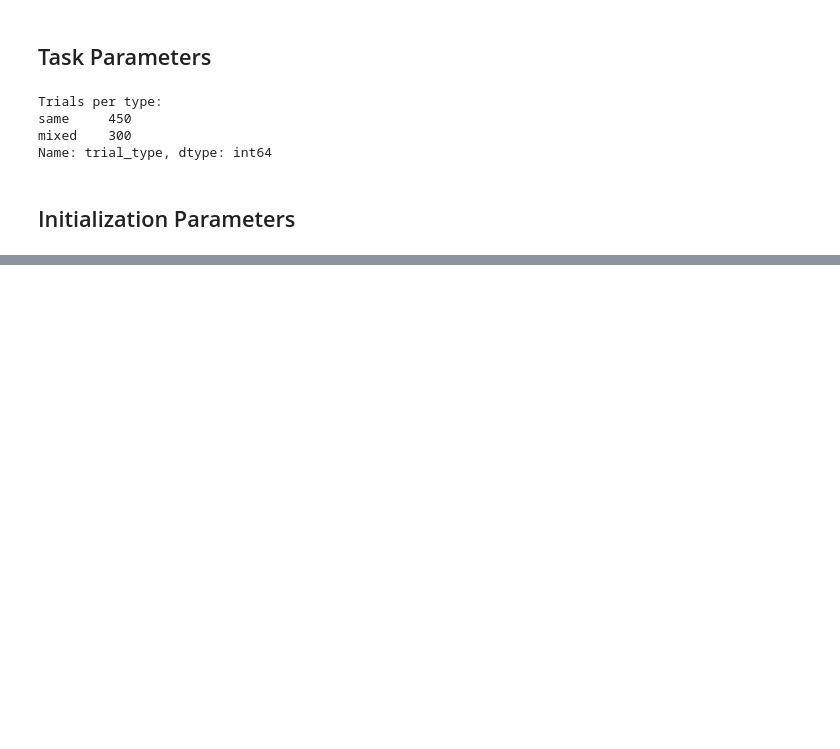
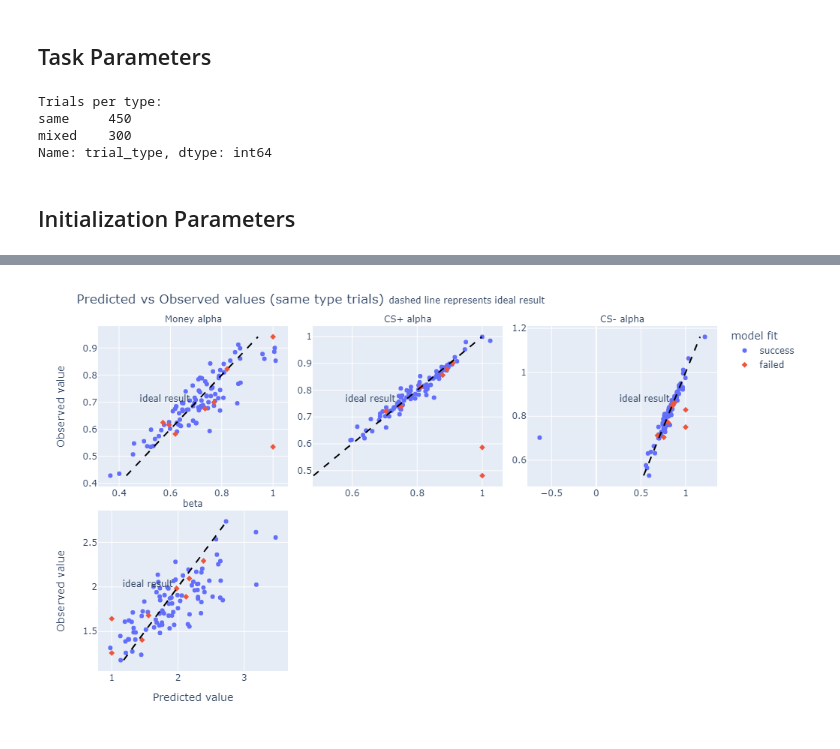
Before and after one commit to ffviana/nutreconDrive, a Jupyter notebook: 3. Analysis/nutrecon_simulation.ipynb, the cells around one changed output, grey strips where cells are left out. Cells and saved outputs as stored; diff of their text form; code cells hidden in the pictures; blank space fills up the shorter version.

Commit message:
PredObs plots ready and simulation tested successfuly

```diff
--- a/3. Analysis/nutrecon_simulation.ipynb
+++ b/3. Analysis/nutrecon_simulation.ipynb
@@ -786,6 +910,0 @@ st_params_df
-# %%
-if x0 == x0_6params:
-    st_estPars = np.concatenate( (st_estPars, np.tile(st_estPars[-1,:],(2,1))) )
-st_estParams_df = pd.DataFrame(st_estPars).T
-st_estParams_df.columns= st_params_colNames
-st_estParams_df
@@ -819,11 +910,0 @@ plt.tight_layout()
-# %%
-fig, ax = plt.subplots(ncols = 2)
-titles = ['CS+ sfactor', 'CS- sfactor']
-
-for p in range(2):
-    alphas = mt_pars[p,:]
-    est_alphas = mt_estPars[p,:]
-    ax[p].scatter(alphas, est_alphas)
-    ax[p].set_title(titles[p])
-
-plt.tight_layout()
@@ -835,0 +953,3 @@ TypeError: bad operand type for unary ~: 'list'
+# %%
+st_pars_minMax = st_po_df[['parameter', 'Observed value']].groupby('parameter').describe().droplevel(0,axis = 1)[['min','max']].reindex(st_params_colNames)
+st_pars_minMax
@@ -835,0 +963,75 @@ TypeError: bad operand type for unary ~: 'list'
+# %%
+col_wrap = 3
+fig = px.scatter(st_po_df , x= 'Predicted value', y='Observed value', color="model fit",
+                 symbol = 'model fit', facet_col = 'parameter', facet_col_wrap = col_wrap,
+                 category_orders={'parameter':st_params_colNames,
+                                  'model fit': ['success', 'failed']},
+                facet_col_spacing=0.04, # default is 0.03
+              height=600, width=800,
+                )
+fig.for_each_annotation(lambda a: a.update(text=a.text.split("=")[-1]))
+fig.update_xaxes(matches=None, showticklabels=True)
+fig.update_yaxes(matches=None, showticklabels=True)
+fig.update_layout(
+        title = '''Predicted vs Observed values (same type trials) <span style="font-size: 12px;">dashed line represents ideal result</span>'''
+        )
+fig.add_shape(dict(type="line",
+                       x0=st_pars_minMax.iloc[2,0], x1=st_pars_minMax.iloc[2,1],
+                       y0=st_pars_minMax.iloc[2,0], y1=st_pars_minMax.iloc[2,1],
+                       line_color="black", line_dash='dash'),
+                  row=0, col=0,
+                  label=dict(text="ideal result", textposition = 'bottom right',
+                             xanchor = 'right', yanchor='bottom', textangle=0),
+                 )
+
+fig.add_shape(dict(type="line",
+                       x0=st_pars_minMax.iloc[0,0], x1=st_pars_minMax.iloc[0,1],
+                       y0=st_pars_minMax.iloc[0,0], y1=st_pars_minMax.iloc[0,1],
+                       line_color="black", line_dash='dash'),
+                  row=0, col=1,
+                  label=dict(text="ideal result", textposition = 'bottom right',
+                             xanchor = 'right', yanchor='bottom', textangle=0),
+                 )
+
+fig.add_shape(dict(type="line",
+                       x0=st_pars_minMax.iloc[1,0], x1=st_pars_minMax.iloc[1,1],
+                       y0=st_pars_minMax.iloc[1,0], y1=st_pars_minMax.iloc[1,1],
+                       line_color="black", line_dash='dash'),
+                  row=0, col=2,
+                  label=dict(text="ideal result", textposition = 'bottom right',
+                             xanchor = 'right', yanchor='bottom', textangle=0),
+                 )
+
+fig.add_shape(dict(type="line",
+                       x0=st_pars_minMax.iloc[3,0], x1=st_pars_minMax.iloc[3,1],
+                       y0=st_pars_minMax.iloc[3,0], y1=st_pars_minMax.iloc[3,1],
+                       line_color="black", line_dash='dash'),
+                  row=1, col=1,
+                  label=dict(text="ideal result", textposition = 'bottom right',
+                             xanchor = 'right', yanchor='bottom', textangle=0),
+                 )
+
+
+if x0 != x0_6params:
+    fig.add_shape(dict(type="line",
+                       x0=st_pars_minMax.iloc[5,0], x1=st_pars_minMax.iloc[5,1],
+                       y0=st_pars_minMax.iloc[5,0], y1=st_pars_minMax.iloc[5,1],
+                       line_color="black", line_dash='dash'),
+                  row=1, col=0,
+                  label=dict(text="ideal result", textposition = 'bottom right',
+                             xanchor = 'right', yanchor='bottom', textangle=0),
+                 )
+
+    fig.add_shape(dict(type="line",
+                       x0=st_pars_minMax.iloc[4,0], x1=st_pars_minMax.iloc[4,1],
+                       y0=st_pars_minMax.iloc[4,0], y1=st_pars_minMax.iloc[4,1],
+                       line_color="black", line_dash='dash'),
+                  row=1, col=2,
+                  label=dict(text="ideal result", textposition = 'bottom right',
+                             xanchor = 'right', yanchor='bottom', textangle=0),
+                 )
+
+fig.show()
+fig.write_html("/mnt/data1/francisco/predicted vs observed same type parameters.html")
+# %% [output]
+[figure, added]
```
Also changed, not shown: parts of 27 cells of this notebook.
